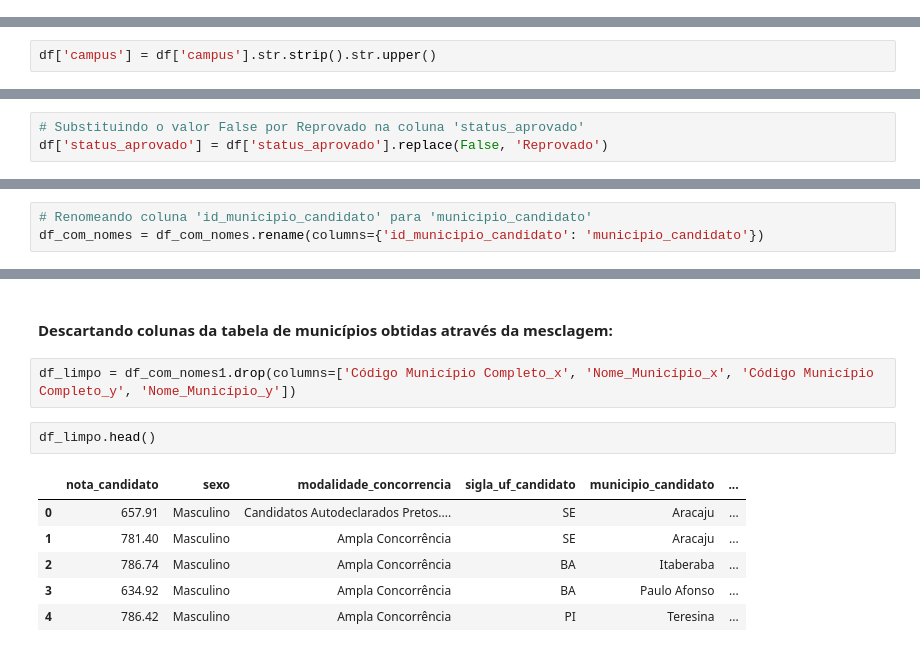
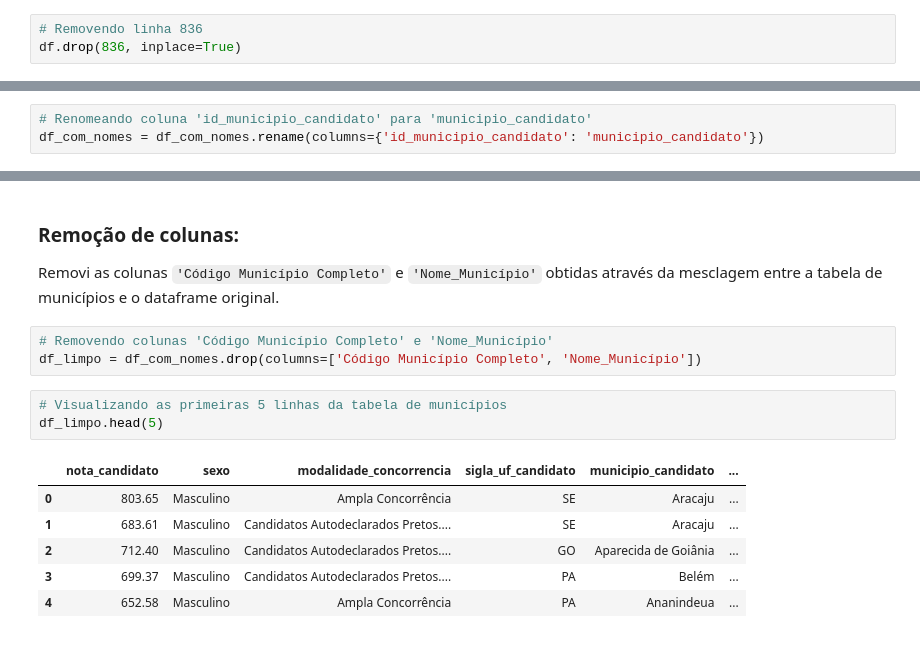
Before and after one commit to pedroohsilva/desempenhos-ENEM-engenharia-computacao-UPE-UFPE-2022, a Jupyter notebook: Limpeza de Dados/Limpeza de Dados.ipynb, the cells around one changed output, grey strips where cells are left out. Cells and saved outputs as stored; diff of their text form.

```diff
--- a/Limpeza de Dados/Limpeza de Dados.ipynb
+++ b/Limpeza de Dados/Limpeza de Dados.ipynb
@@ -131,5 +126,8 @@ df.drop(377, inplace=True)
 # %% [markdown]
 Neste caso, por se tratar de apenas uma linha, optei por remover a linha com valores nulos, uma vez que tal medida não afetaria de forma drástica os resultados.
+# %%
+# Removendo linha 836
+df.drop(836, inplace=True)
 # %%
 # Verificando remoção
 df.isnull().sum()
@@ -149,4 +148,2 @@ dtype: int64
 # %% [markdown]
 ### Normalizando colunas de texto:
-# %%
-df['campus'] = df['campus'].str.strip().str.upper()
@@ -167,9 +209,6 @@ Garanti que as colunas de texto, como campus e modalidade_concorrencia, estejam
 # %%
 # Substituindo o valor True por Aprovado na coluna 'status_aprovado'
 df['status_aprovado'] = df['status_aprovado'].replace(True, 'Aprovado')
-# %%
-# Substituindo o valor False por Reprovado na coluna 'status_aprovado'
-df['status_aprovado'] = df['status_aprovado'].replace(False, 'Reprovado')
 # %%
 # Substituindo 'M' por 'Masculino' na coluna 'sexo'
 df['sexo'] = df['sexo'].replace('M', 'Masculino')
@@ -253,13 +266,16 @@ df_com_nomes1.head(100)
 # %% [markdown]
-#### Descartando colunas da tabela de municípios obtidas através da mesclagem:
+### Remoção de colunas:
+Removi as colunas `'Código Município Completo'` e `'Nome_Município'` obtidas através da mesclagem entre a tabela de municípios e o dataframe original.
 # %%
-df_limpo = df_com_nomes1.drop(columns=['Código Município Completo_x', 'Nome_Município_x', 'Código Município Completo_y', 'Nome_Município_y'])
+# Removendo colunas 'Código Município Completo' e 'Nome_Município'
+df_limpo = df_com_nomes.drop(columns=['Código Município Completo', 'Nome_Município'])
 # %%
-df_limpo.head()
+# Visualizando as primeiras 5 linhas da tabela de municípios
+df_limpo.head(5)
 # %% [output]
 |  | nota_candidato | sexo | modalidade_concorrencia | sigla_uf_candidato | municipio_candidato | ... |
-| 0 | 657.91 | Masculino | Candidatos Autodeclarados Pretos.... | SE | Aracaju | ... |
-| 1 | 781.40 | Masculino | Ampla Concorrência | SE | Aracaju | ... |
-| 2 | 786.74 | Masculino | Ampla Concorrência | BA | Itaberaba | ... |
-| 3 | 634.92 | Masculino | Ampla Concorrência | BA | Paulo Afonso | ... |
-| 4 | 786.42 | Masculino | Ampla Concorrência | PI | Teresina | ... |
+| 0 | 803.65 | Masculino | Ampla Concorrência | SE | Aracaju | ... |
+| 1 | 683.61 | Masculino | Candidatos Autodeclarados Pretos.... | SE | Aracaju | ... |
+| 2 | 712.40 | Masculino | Candidatos Autodeclarados Pretos.... | GO | Aparecida de Goiânia | ... |
+| 3 | 699.37 | Masculino | Candidatos Autodeclarados Pretos.... | PA | Belém | ... |
+| 4 | 652.58 | Masculino | Ampla Concorrência | PA | Ananindeua | ... |
```
Also changed, not shown: parts of 33 cells of this notebook.
